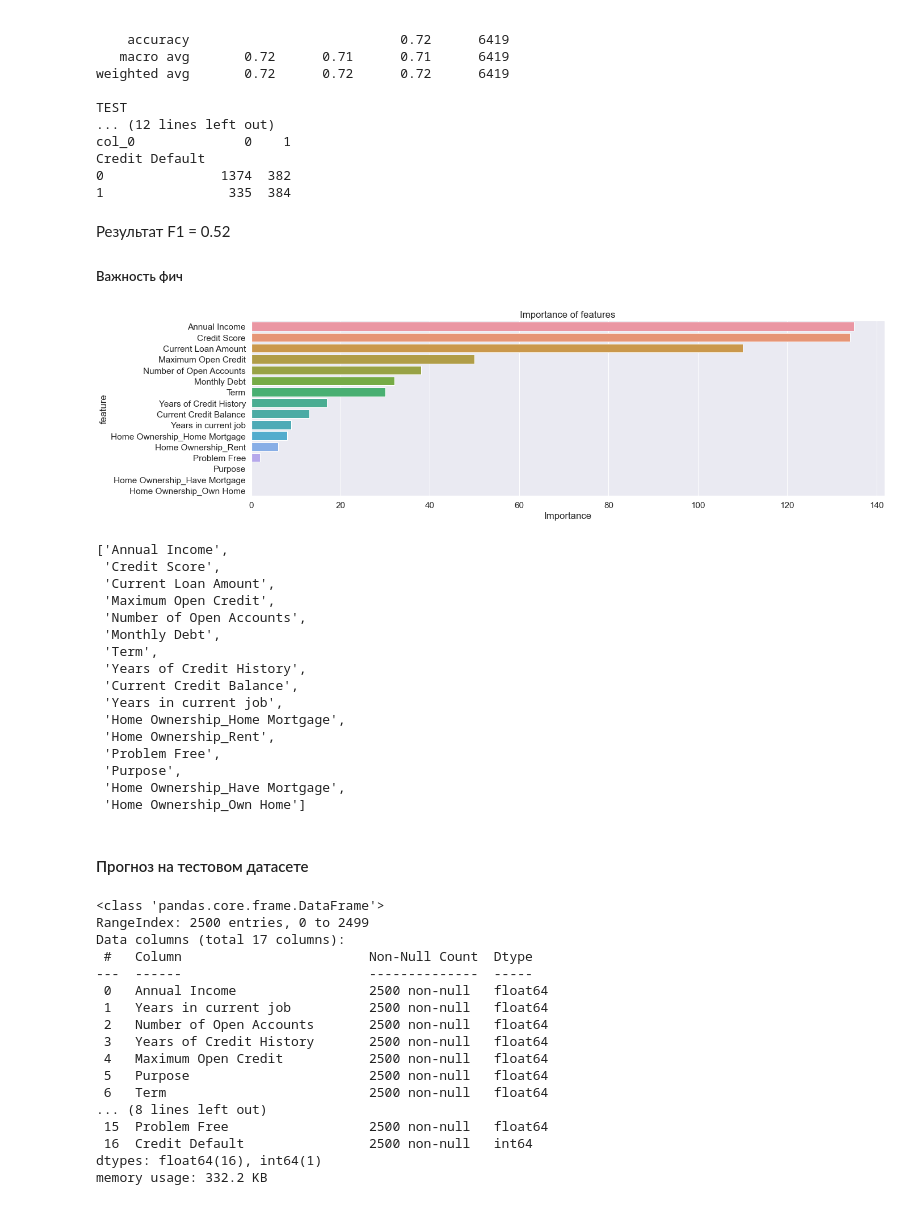
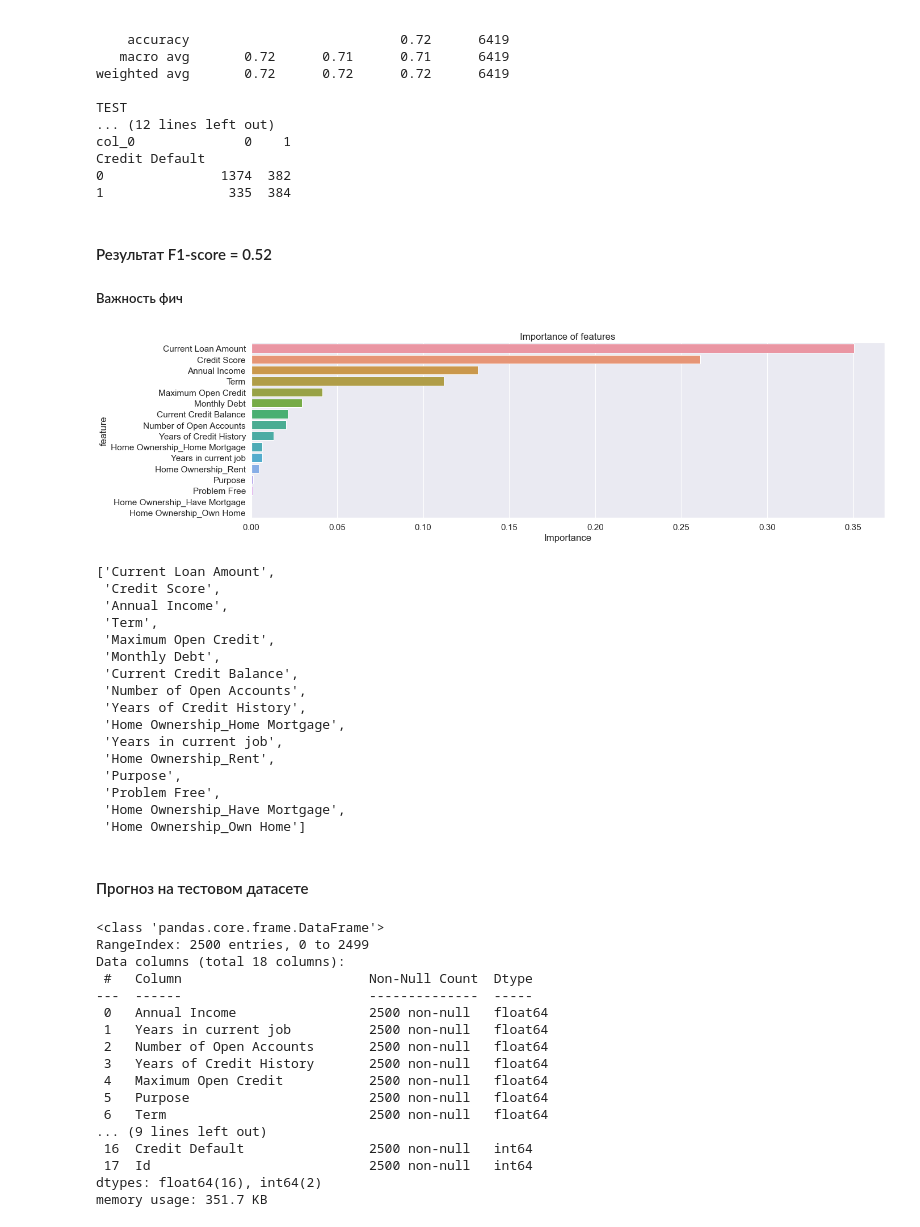
Before and after one commit to laracrofft/Python_for_DS, a Jupyter notebook: NekrasovaLO_solution.ipynb, the cells around one changed output. Saved outputs shown, nothing was run; the diff lists cells and outputs as text; code cells hidden in the pictures.

Commit message:
added correct predictions

```diff
--- a/NekrasovaLO_solution.ipynb
+++ b/NekrasovaLO_solution.ipynb
@@ -821,8 +828,0 @@ y_train = df_balanced[TARGET_NAME]
-# %%
-model_lgbm = lgbm.LGBMClassifier(random_state=21)
-model_lgbm.fit(X_train, y_train)
-
-y_train_pred = model_lgbm.predict(X_train)
-y_test_pred = model_lgbm.predict(X_valid)
-
-get_classification_report(y_train, y_train_pred, y_valid, y_test_pred)
@@ -849,8 +828,0 @@ Credit Default
-# %%
-model_knn = KNeighborsClassifier()
-model_knn.fit(X_train, y_train)
-
-y_train_pred = model_knn.predict(X_train)
-y_test_pred = model_knn.predict(X_valid)
-
-get_classification_report(y_train, y_train_pred, y_valid, y_test_pred)
@@ -877,8 +828,0 @@ Credit Default
-# %%
-model_xgb = xgb.XGBClassifier(random_state=21)
-model_xgb.fit(X_train, y_train)
-
-y_train_pred = model_xgb.predict(X_train)
-y_test_pred = model_xgb.predict(X_valid)
-
-get_classification_report(y_train, y_train_pred, y_valid, y_test_pred)
@@ -905,8 +828,0 @@ Credit Default
-# %%
-model_catb = catb.CatBoostClassifier(silent=True, random_state=21)
-model_catb.fit(X_train, y_train)
-
-y_train_pred = model_catb.predict(X_train)
-y_test_pred = model_catb.predict(X_valid)
-
-get_classification_report(y_train, y_train_pred, y_valid, y_test_pred)
@@ -1018,27 +904,27 @@ Credit Default
 0               1374  382
 1                335  384
 # %% [markdown]
-Результат F1 = 0.52
+#### Результат F1-score = 0.52
 
 ##### Важность фич
 # %%
-show_feature_importances(X_train.columns, model_lgbm.feature_importances_, get_top=16)
+show_feature_importances(X_train.columns, model_gbcl.feature_importances_, get_top=16)
 # %% [output]
-[figure, old version]
+[figure, new version]
-['Annual Income',
+['Current Loan Amount',
  'Credit Score',
- 'Current Loan Amount',
+ 'Annual Income',
+ 'Term',
  'Maximum Open Credit',
+ 'Monthly Debt',
+ 'Current Credit Balance',
  'Number of Open Accounts',
- 'Monthly Debt',
- 'Term',
  'Years of Credit History',
- 'Current Credit Balance',
+ 'Home Ownership_Home Mortgage',
  'Years in current job',
- 'Home Ownership_Home Mortgage',
  'Home Ownership_Rent',
+ 'Purpose',
  'Problem Free',
- 'Purpose',
  'Home Ownership_Have Mortgage',
  'Home Ownership_Own Home']
 # %% [markdown]
@@ -1046,11 +932,12 @@ show_feature_importances(X_train.columns, model_lgbm.feature_importances_, get_t
 # %%
 test_df['Credit Default'] = model_gbcl.predict(test_df)
 # %%
+test_df['Id'] = test_df.index.tolist()
 test_df.info()
 # %% [output]
 <class 'pandas.core.frame.DataFrame'>
 RangeIndex: 2500 entries, 0 to 2499
-Data columns (total 17 columns):
+Data columns (total 18 columns):
  #   Column                        Non-Null Count  Dtype
 ---  ------                        --------------  -----
  0   Annual Income                 2500 non-null   float64
@@ -1060,9 +947,9 @@ Data columns (total 17 columns):
  4   Maximum Open Credit           2500 non-null   float64
  5   Purpose                       2500 non-null   float64
  6   Term                          2500 non-null   float64
-... (8 lines left out)
- 15  Problem Free                  2500 non-null   float64
+... (9 lines left out)
  16  Credit Default                2500 non-null   int64
-dtypes: float64(16), int64(1)
-memory usage: 332.2 KB
+ 17  Id                            2500 non-null   int64
+dtypes: float64(16), int64(2)
+memory usage: 351.7 KB
 # %%
```
Also changed, not shown: parts of 16 cells of this notebook, 1 other file.
